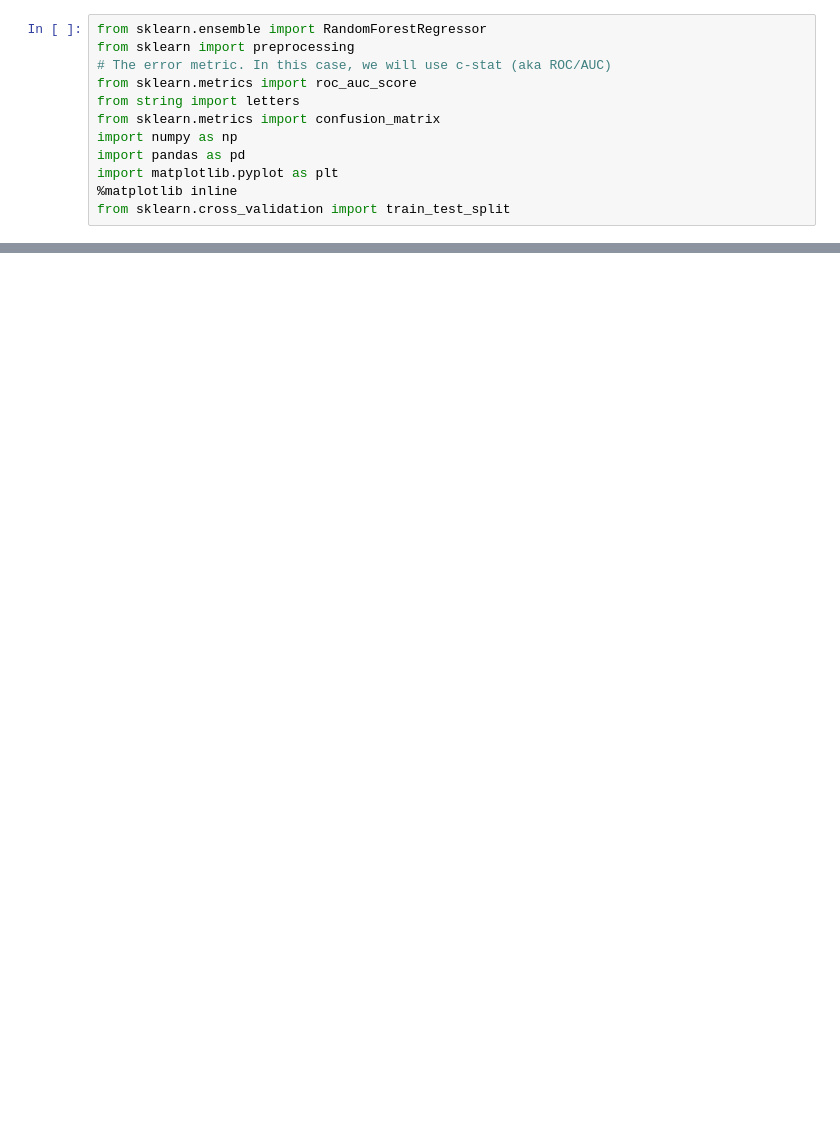
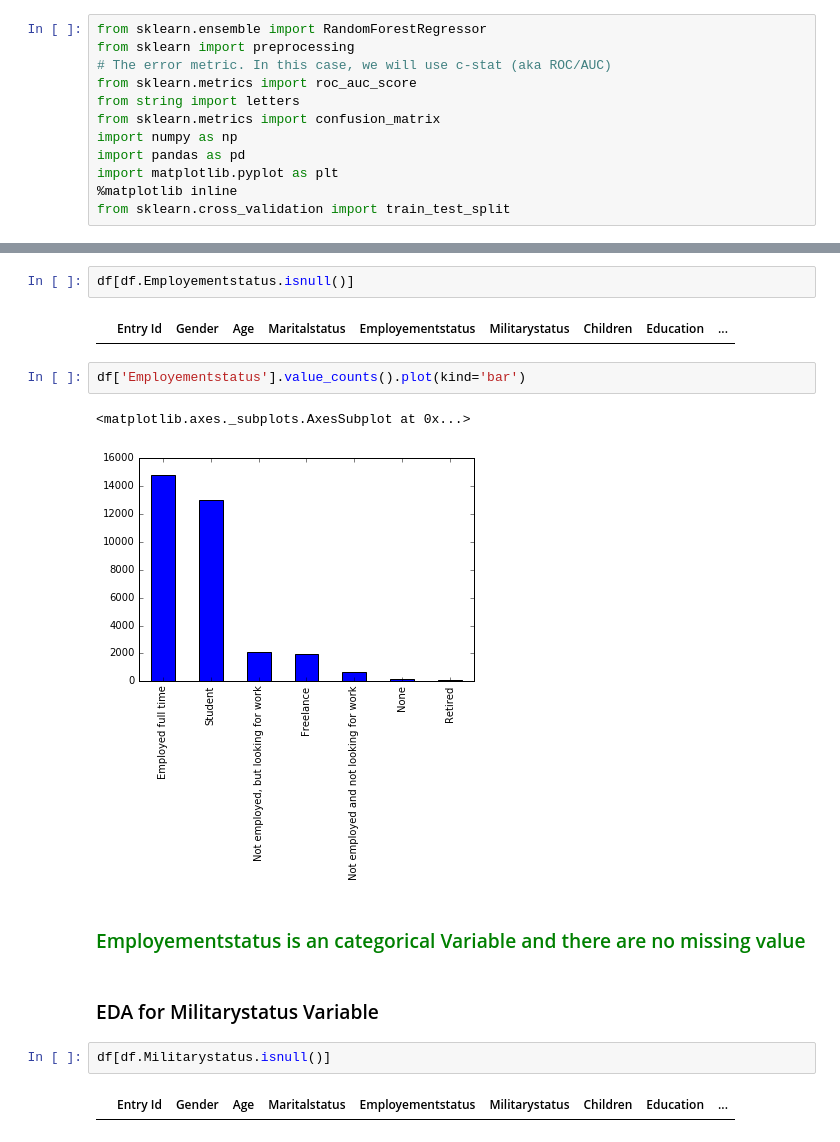
Before and after one commit to tushar-borole/Reddit-Random-Forest, a Jupyter notebook: Reddit-Random-Forest.ipynb, the cells around one changed output, grey strips where cells are left out. Saved outputs shown, nothing was run; the diff lists cells and outputs as text; blank space fills up the shorter version.

```diff
--- a/Reddit-Random-Forest.ipynb
+++ b/Reddit-Random-Forest.ipynb
@@ -23,0 +122,17 @@ df.head()
+# %%
+df[df.Employementstatus.isnull()]
+# %% [output]
+|  | Entry Id | Gender | Age | Maritalstatus | Employementstatus | Militarystatus | Children | Education | ... |
+# %%
+df['Employementstatus'].value_counts().plot(kind='bar')
+# %% [output]
+<matplotlib.axes._subplots.AxesSubplot at 0x...>
+[figure, added]
+# %% [markdown]
+<h3 style="color:green">Employementstatus is an categorical Variable and there are no missing value</h3>
+# %% [markdown]
+<h3>EDA for Militarystatus Variable</h3>
+# %%
+df[df.Militarystatus.isnull()]
+# %% [output]
+|  | Entry Id | Gender | Age | Maritalstatus | Employementstatus | Militarystatus | Children | Education | ... |
```
Also changed, not shown: parts of 83 cells of this notebook.
